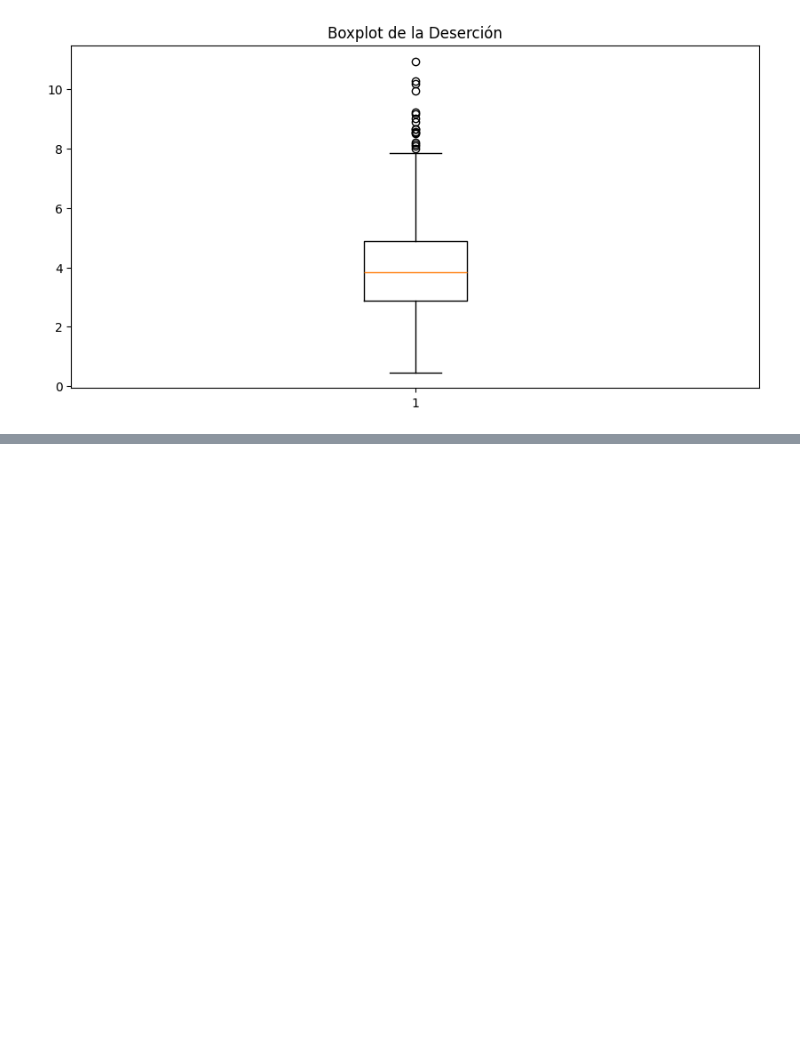
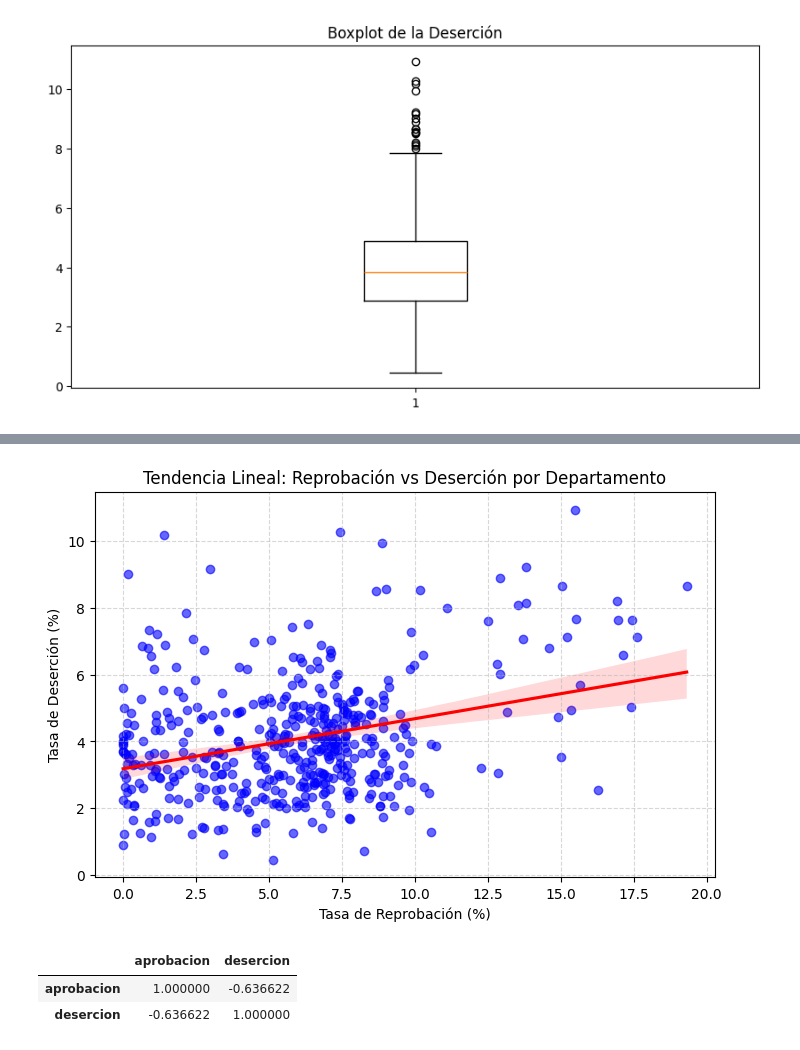
Before and after one commit to Pininita/student-dropout-analysis-colombia, a Jupyter notebook: notebooks/extraction_socrata.ipynb, the cells around one changed output, grey strips where cells are left out. Saved outputs shown, nothing was run; the diff lists cells and outputs as text; code cells hidden in the pictures; blank space fills up the shorter version.

```diff
--- a/notebooks/extraction_socrata.ipynb
+++ b/notebooks/extraction_socrata.ipynb
@@ -286,0 +364,17 @@ plt.show()
+# %%
+plt.figure(figsize=(8, 5))
+# sns.regplot dibuja los puntos Y la línea de tendencia de la correlación
+sns.regplot(data=df, x='reprobacion', y='desercion', scatter_kws={'alpha':0.6, 'color':'blue'}, line_kws={'color':'red'})
+plt.title('Tendencia Lineal: Reprobación vs Deserción por Departamento')
+plt.xlabel('Tasa de Reprobación (%)')
+plt.ylabel('Tasa de Deserción (%)')
+plt.grid(True, linestyle='--', alpha=0.5)
+plt.show()
+# %% [output]
+[figure, added]
+# %%
+df[['aprobacion', 'desercion']].corr()
+# %% [output]
+|  | aprobacion | desercion |
+| aprobacion | 1.000000 | -0.636622 |
+| desercion | -0.636622 | 1.000000 |
```
Also changed, not shown: parts of 14 cells of this notebook.
